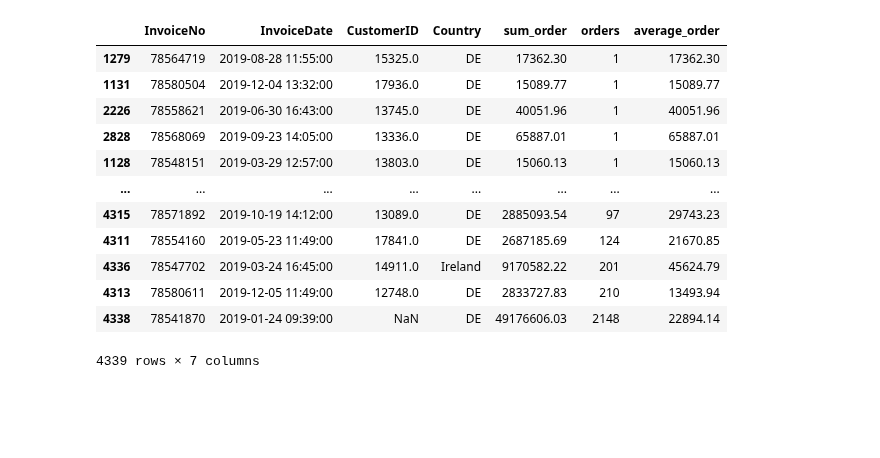
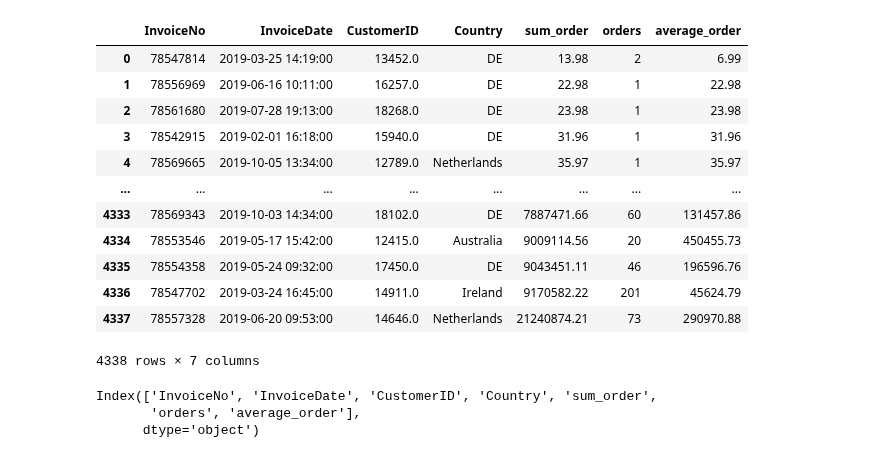
Before and after one commit to DJ1070/SQL, a Jupyter notebook: ecommerce_graphs.ipynb, the cells around one changed output. Cells and saved outputs as stored; diff of their text form; code cells hidden in the pictures; blank space fills up the shorter version.

```diff
--- a/ecommerce_graphs.ipynb
+++ b/ecommerce_graphs.ipynb
@@ -8,19 +8,19 @@ import chart_studio.plotly as py
 import plotly.graph_objects as go
 # %%
 df = pd.read_csv('g_customer_sum.csv')
-# %%
-df.sort_values('orders')
-# %% [output]
-|  | InvoiceNo | InvoiceDate | CustomerID | Country | sum_order | orders | average_order |
-| 1279 | 78564719 | 2019-08-28 11:55:00 | 15325.0 | DE | 17362.30 | 1 | 17362.30 |
-| 1131 | 78580504 | 2019-12-04 13:32:00 | 17936.0 | DE | 15089.77 | 1 | 15089.77 |
-| 2226 | 78558621 | 2019-06-30 16:43:00 | 13745.0 | DE | 40051.96 | 1 | 40051.96 |
-| 2828 | 78568069 | 2019-09-23 14:05:00 | 13336.0 | DE | 65887.01 | 1 | 65887.01 |
-| 1128 | 78548151 | 2019-03-29 12:57:00 | 13803.0 | DE | 15060.13 | 1 | 15060.13 |
-| ... | ... | ... | ... | ... | ... | ... | ... |
-| 4315 | 78571892 | 2019-10-19 14:12:00 | 13089.0 | DE | 2885093.54 | 97 | 29743.23 |
-| 4311 | 78554160 | 2019-05-23 11:49:00 | 17841.0 | DE | 2687185.69 | 124 | 21670.85 |
-| 4336 | 78547702 | 2019-03-24 16:45:00 | 14911.0 | Ireland | 9170582.22 | 201 | 45624.79 |
-| 4313 | 78580611 | 2019-12-05 11:49:00 | 12748.0 | DE | 2833727.83 | 210 | 13493.94 |
-| 4338 | 78541870 | 2019-01-24 09:39:00 | NaN | DE | 49176606.03 | 2148 | 22894.14 |
-4339 rows × 7 columns
+# %%
+df2.sort_values('sum_order')
+# %% [output]
+|  | InvoiceNo | InvoiceDate | CustomerID | Country | sum_order | orders | average_order |
+| 0 | 78547814 | 2019-03-25 14:19:00 | 13452.0 | DE | 13.98 | 2 | 6.99 |
+| 1 | 78556969 | 2019-06-16 10:11:00 | 16257.0 | DE | 22.98 | 1 | 22.98 |
+| 2 | 78561680 | 2019-07-28 19:13:00 | 18268.0 | DE | 23.98 | 1 | 23.98 |
+| 3 | 78542915 | 2019-02-01 16:18:00 | 15940.0 | DE | 31.96 | 1 | 31.96 |
+| 4 | 78569665 | 2019-10-05 13:34:00 | 12789.0 | Netherlands | 35.97 | 1 | 35.97 |
+| ... | ... | ... | ... | ... | ... | ... | ... |
+| 4333 | 78569343 | 2019-10-03 14:34:00 | 18102.0 | DE | 7887471.66 | 60 | 131457.86 |
+| 4334 | 78553546 | 2019-05-17 15:42:00 | 12415.0 | Australia | 9009114.56 | 20 | 450455.73 |
+| 4335 | 78554358 | 2019-05-24 09:32:00 | 17450.0 | DE | 9043451.11 | 46 | 196596.76 |
+| 4336 | 78547702 | 2019-03-24 16:45:00 | 14911.0 | Ireland | 9170582.22 | 201 | 45624.79 |
+| 4337 | 78557328 | 2019-06-20 09:53:00 | 14646.0 | Netherlands | 21240874.21 | 73 | 290970.88 |
+4338 rows × 7 columns
@@ -37,0 +54,6 @@ fig_start.show()
+# %%
+df.columns
+# %% [output]
+Index(['InvoiceNo', 'InvoiceDate', 'CustomerID', 'Country', 'sum_order',
+       'orders', 'average_order'],
+      dtype='object')
```
Also changed, not shown: parts of 4 cells of this notebook.
